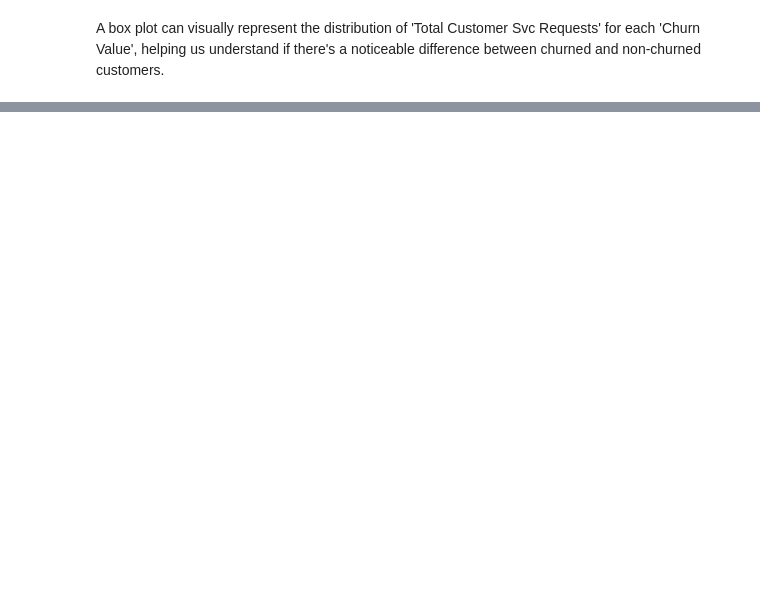
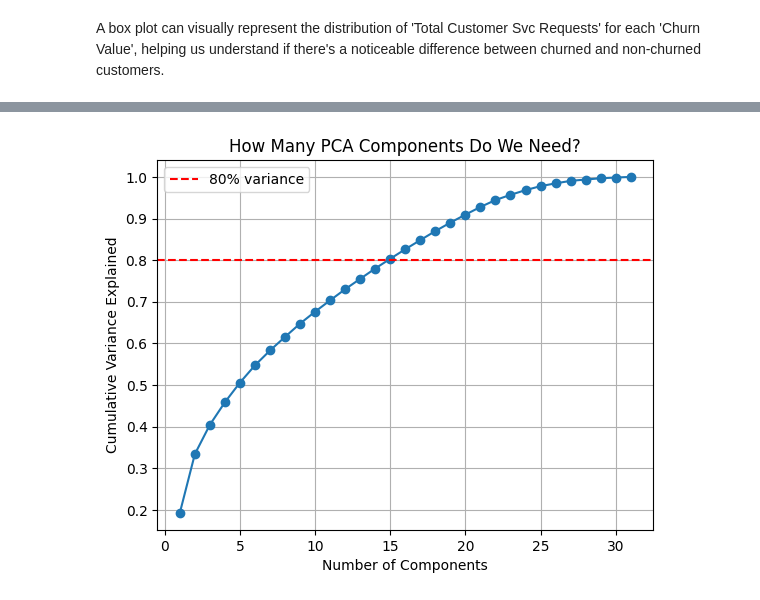
Before and after one commit to asit18/ai-ml, a Jupyter notebook: colab_activity6_2.ipynb, the cells around one changed output, grey strips where cells are left out. Saved outputs shown, nothing was run; the diff lists cells and outputs as text; code cells hidden in the pictures; blank space fills up the shorter version.

```diff
--- a/colab_activity6_2.ipynb
+++ b/colab_activity6_2.ipynb
@@ -111,7 +111,7 @@ plt.show()
 #encode non-numerical features
 from sklearn.preprocessing import LabelEncoder
 le = LabelEncoder()
-df['Gender', 'Phone Service'] = le.fit_transform(df[columns=['Gender', 'Phone Service']])
+# df['Gender', 'Phone Service'] = le.fit_transform(df[columns=['Gender', 'Phone Service']])
 
 categorical_cols = df.select_dtypes(include=['object', 'category']).columns
 for col in categorical_cols:
@@ -221,14 +330,23 @@ plt.show()
 # %%
 df.head()
+print(df.info())
 features_numeric_cols = [col for col in df.columns if pd.api.types.is_numeric_dtype(df[col])]
 features_non_numeric = [col for col in df.columns if pd.api.types.is_string_dtype(df[col])]
 print(features_numeric_cols)
 print(features_non_numeric)
+le = LabelEncoder()
 
+categorical_cols = df.select_dtypes(include=['object', 'category']).columns
+for col in categorical_cols:
+    df[col] = le.fit_transform(df[col].astype(str))
+
+# Drop columns with too many NaNs before scaling
+df_clean = df.dropna()
+print(df.head())
 scaled = StandardScaler()
-df_scaled_numeric = scaled.fit_transform(df[features_numeric_cols])
+df_scaled = scaled.fit_transform(df_clean)
 pca = PCA(n_components=5)
-df_pca = pca.fit_transform(df_scaled_numeric)
+df_pca = pca.fit_transform(df_scaled)
 df_pca = pd.DataFrame(df_pca)
 df_pca.head()
 print(pca.explained_variance_ratio_)
@@ -234,0 +371,15 @@ print(pca.explained_variance_ratio_)
+# %%
+pca_full = PCA()
+pca_full.fit(df_scaled)
+cumulative = np.cumsum(pca_full.explained_variance_ratio_)
+
+plt.plot(range(1, len(cumulative)+1), cumulative, marker='o')
+plt.axhline(y=0.80, color='r', linestyle='--', label='80% variance')
+plt.xlabel('Number of Components')
+plt.ylabel('Cumulative Variance Explained')
+plt.title('How Many PCA Components Do We Need?')
+plt.legend()
+plt.grid(True)
+plt.show()
+# %% [output]
+[figure, added]
```
Also changed, not shown: parts of 26 cells of this notebook.
